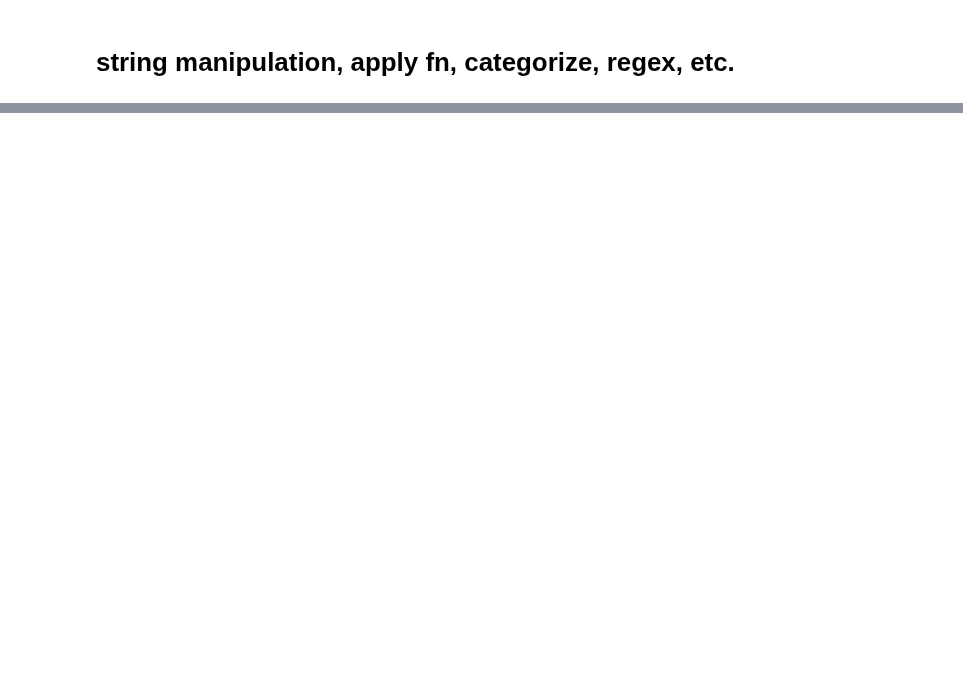
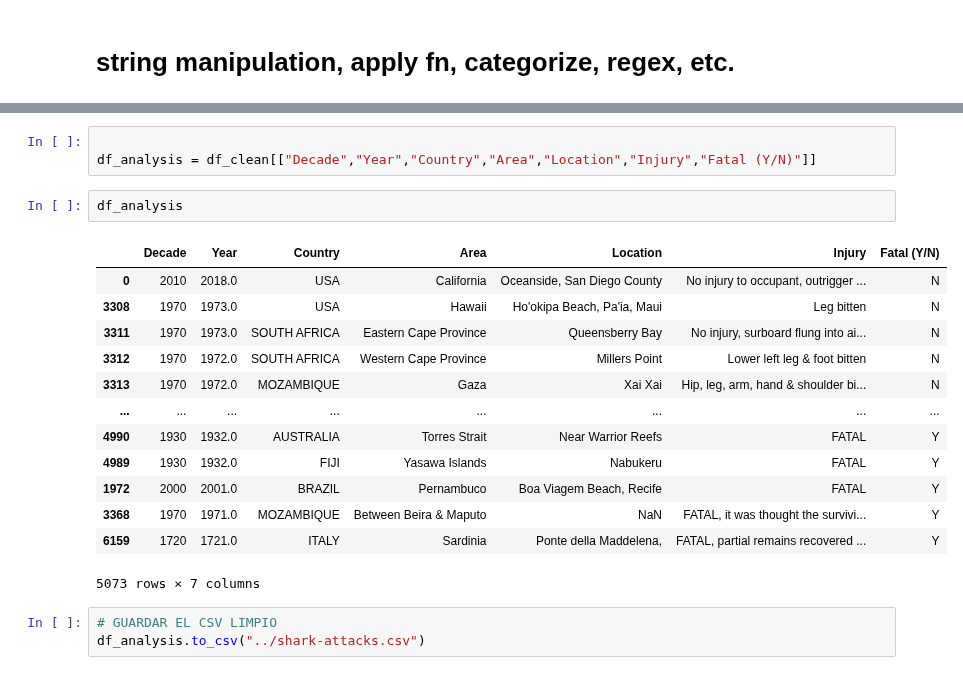
Before and after one commit to mariamoyano/data-cleaning-pandas, a Jupyter notebook: cleaning.ipynb, the cells around one changed output, grey strips where cells are left out. Cells and saved outputs as stored; diff of their text form; blank space fills up the shorter version.

```diff
--- a/cleaning.ipynb
+++ b/cleaning.ipynb
@@ -107,0 +274,22 @@ print(df.shape)
+# %%
+
+df_analysis = df_clean[["Decade","Year","Country","Area","Location","Injury","Fatal (Y/N)"]]
+# %%
+df_analysis
+# %% [output]
+|  | Decade | Year | Country | Area | Location | Injury | Fatal (Y/N) |
+| 0 | 2010 | 2018.0 | USA | California | Oceanside, San Diego County | No injury to occupant, outrigger ... | N |
+| 3308 | 1970 | 1973.0 | USA | Hawaii | Ho'okipa Beach, Pa'ia, Maui | Leg bitten | N |
+| 3311 | 1970 | 1973.0 | SOUTH AFRICA | Eastern Cape Province | Queensberry Bay | No injury, surboard flung into ai... | N |
+| 3312 | 1970 | 1972.0 | SOUTH AFRICA | Western Cape Province | Millers Point | Lower left leg & foot bitten | N |
+| 3313 | 1970 | 1972.0 | MOZAMBIQUE | Gaza | Xai Xai | Hip, leg, arm, hand & shoulder bi... | N |
+| ... | ... | ... | ... | ... | ... | ... | ... |
+| 4990 | 1930 | 1932.0 | AUSTRALIA | Torres Strait | Near Warrior Reefs | FATAL | Y |
+| 4989 | 1930 | 1932.0 | FIJI | Yasawa Islands | Nabukeru | FATAL | Y |
+| 1972 | 2000 | 2001.0 | BRAZIL | Pernambuco | Boa Viagem Beach, Recife | FATAL | Y |
+| 3368 | 1970 | 1971.0 | MOZAMBIQUE | Between Beira & Maputo | NaN | FATAL, it was thought the survivi... | Y |
+| 6159 | 1720 | 1721.0 | ITALY | Sardinia | Ponte della Maddelena, | FATAL, partial remains recovered ... | Y |
+5073 rows × 7 columns
+# %%
+# GUARDAR EL CSV LIMPIO
+df_analysis.to_csv("../shark-attacks.csv")
```
Also changed, not shown: parts of 33 cells of this notebook.
